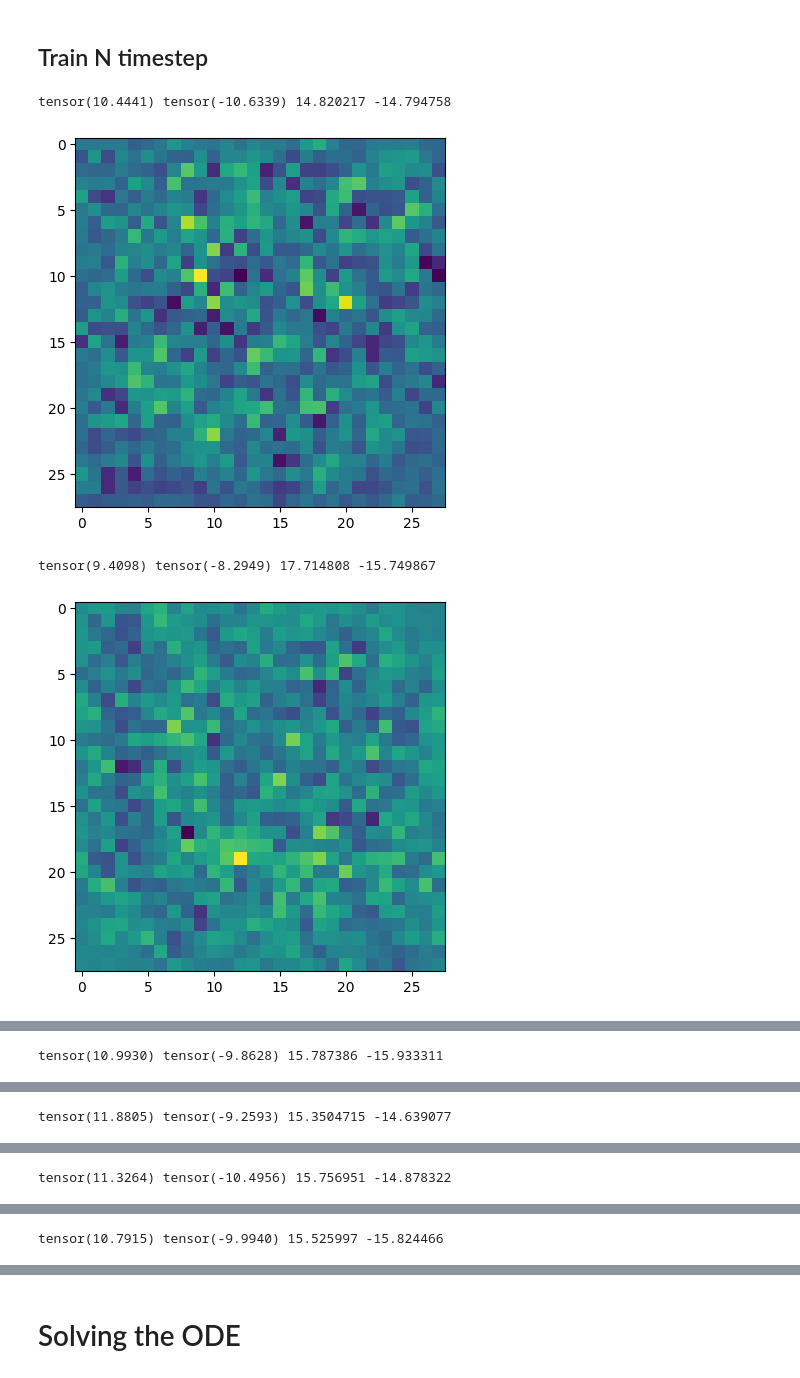
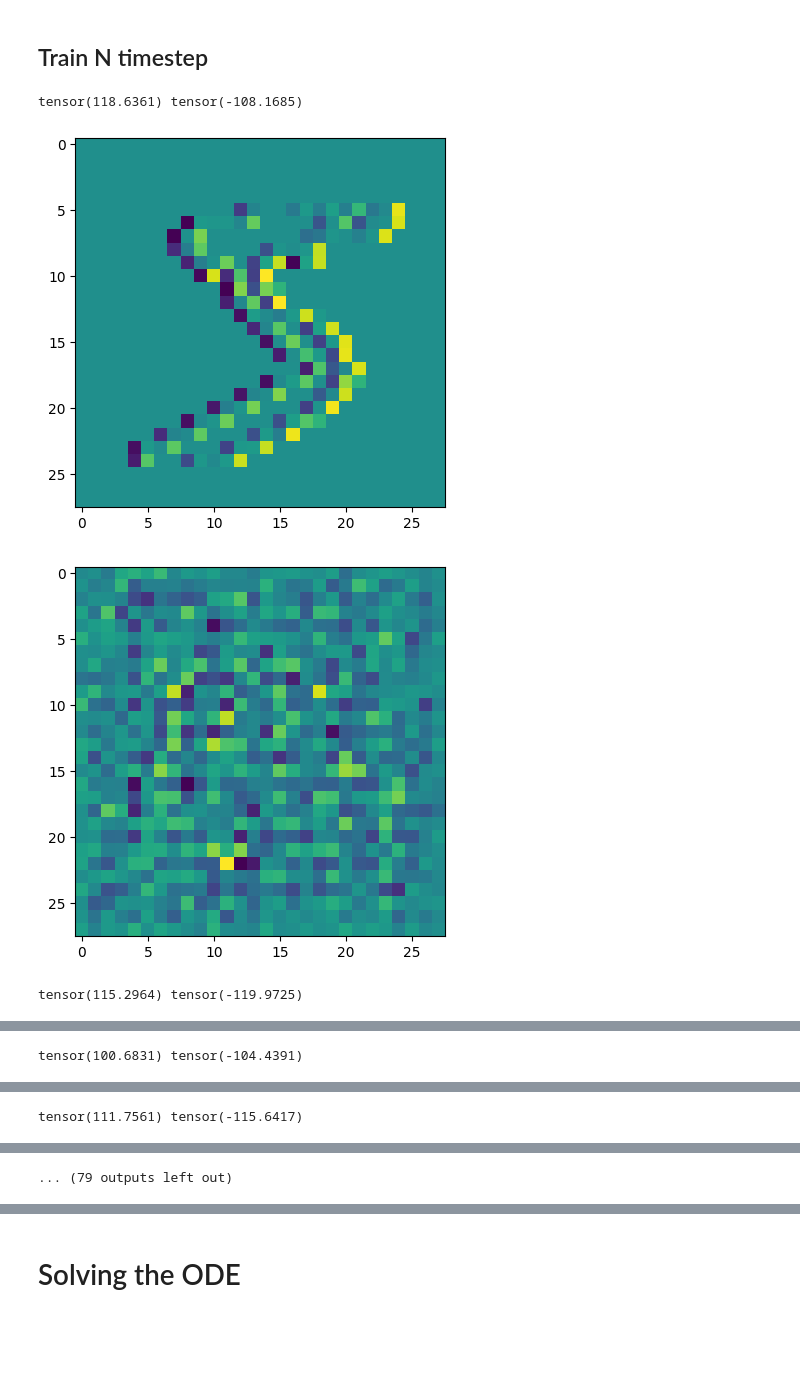
Before and after one commit to andrew-na-git/Score-Embedding-Fast-Diffusion, a Jupyter notebook: Efficient_Diffusion_Models_MG.ipynb, the cells around one changed output, grey strips where cells are left out. Cells and saved outputs as stored; diff of their text form; code cells hidden in the pictures; blank space fills up the shorter version.

```diff
--- a/Efficient_Diffusion_Models_MG.ipynb
+++ b/Efficient_Diffusion_Models_MG.ipynb
@@ -182,7 +185,7 @@ N_img = mnist.data.shape[0] //batch_size # for denoising, just use a constant
 N = 10
 H = mnist.data.shape[1]
 W = mnist.data.shape[2]
-epoch = 20
+epoch = 30
 eps = 1e-6
 
 dataset = mnist
@@ -204,9 +207,8 @@ del_m_c = np.zeros_like(m_c, dtype=np.float32)
 
 perturbed_x = torch.zeros_like(x)
 scores = np.zeros((N, H, W), dtype=np.float32)
-sigma_ = np.ones(N, dtype=np.float32)
 
-sigma = 2 # in our application sigma needs to be small
+sigma = 25 # in our application sigma needs to be small
 # %% [markdown]
 ## Define the network model
 # %%
@@ -239,9 +241,9 @@ class Dense(nn.Module):
 class Coarse(nn.Module):
   def __init__(self):
     super().__init__()
-    self.coarse = nn.Linear(int(H*W/4), H*W)
-  def forward(self, x, coarse=False):
-    return self.coarse(x).reshape((-1, 1, int(H), int(W)))
+    self.invcoarse = nn.ConvTranspose2d(1, 1, 2, stride=2, bias=True)
+  def forward(self, x):
+    return self.invcoarse(x).reshape((-1, 1, int(H), int(W)))
 
 class ScoreNet(nn.Module):
   """A time-dependent score-based model built upon U-Net architecture."""
@@ -292,7 +294,7 @@ class ScoreNet(nn.Module):
     # Obtain the Gaussian random feature embedding for t
     embed = self.act(self.embed(t))
     if coarse:
-      x = self.coarse(x.reshape((N,1,int(H*W/4))))
+      x = self.coarse(x)
 
     # Encoding path
     h1 = self.conv1(x)
@@ -334,7 +336,7 @@ class ScoreNet(nn.Module):
 # %%
 model_score = ScoreNet()
 loss_fn = torch.nn.MSELoss()
-optimizer = SGD(model_score.parameters(), lr=1e-2, momentum=0.9)
+optimizer = Adam(model_score.parameters(), lr=1e-3)
 mm_scaler = MinMaxScaler()
 model_score.train()
 
@@ -350,7 +352,7 @@ sigma_ = diffusion_coeff(torch.tensor(time_), sigma).detach().numpy()
 data = mnist.data[0]
 x[0] = torch.tensor(mm_scaler.fit_transform(data.ravel()[:, None]).astype(np.float32)).reshape((1, 1, H, W))
 kde = KernelDensity(kernel='gaussian').fit(data.ravel()[:, None])
-m[0] = kde.score_samples(data.ravel()[:, None]) / (2*sigma_[0]**2)
+m[0] = kde.score_samples(data.ravel()[:, None]) / 2
 del_m[0] = np.diff(m[0].ravel(), axis=0, prepend=m[0,0])
 
 for e in tqdm(range(epoch)):
@@ -369,10 +371,7 @@ for e in tqdm(range(epoch)):
   B_block[:H*W] = B
 
   # update m (pre-smoothing)
-  for i, t_ in enumerate(random_t, 1):
-    A = construct_A(dx, dy, t_ - time_[i-1], np.zeros((H, W)), sigma_[i], scores[i], H, W)
-    m[i] = gauss_seidel(A, B, m[i])
-
+  m[1:] = gauss_seidel(A_block, B_block, scores[1:].flatten()).reshape(((N-1), H*W))
   R = construct_R(int(H/2), int(H))
   P = construct_P(R)
   R_block = []
@@ -394,61 +393,60 @@ for e in tqdm(range(epoch)):
   err_c = solve_pde(A_c, r_c, mode='sparse')
   # interpolate to fine grid: err = P_c@err_c
   err = P_block@err_c
-
   # we apply fine grid-correction
   m[1:] = (m[1:].flatten() + err).reshape((N-1, H*W))
-  # update m (post-smoothing)
-  for i, t_ in enumerate(random_t, 1):
-    A = construct_A(dx, dy, t_ - time_[i-1], np.zeros((H, W)), sigma_[i], scores[i], H, W)
-    m[i] = gauss_seidel(A, B, m[i])
-  # m[1:] = solve_pde(A_block, B_block).reshape((N-1, H*W)) # uncomment for finite difference solution
+  # post smoothing
+  m[1:] = gauss_seidel(A_block, B_block, m[1:].flatten()).reshape(((N-1), H*W))
+  # we want to coarsen the score function to train on coarse data
   m_c[1:] = (R_block@m[1:].flatten()).reshape((-1, int(H*W/4)))
 
   # constructing the training data and labels
   for i, t_ in enumerate(random_t, 1):
-    del_m[i] = np.diff(m[i].ravel(), axis=0, prepend=m[i, 0]) #/ (2*sigma_[i]**2)
+    del_m[i] = np.diff(m[i].ravel(), axis=0, prepend=m[i, 0])
 
   x = torch.tensor(mm_scaler.fit_transform(np.exp(-m).ravel()[:, None])).reshape((N, 1, H, W))
   perturbed_x = x + torch.randn_like(x) * torch.sqrt(2 * torch.tensor(sigma_)**2)[:, None, None, None]
-  print(perturbed_x.max(), perturbed_x.min(), del_m.max(), del_m.min())
+  print(perturbed_x.max(), perturbed_x.min())
+
   train_x_data = perturbed_x
   train_y_data = torch.tensor(del_m.astype(np.float32)).reshape((N, 1, H, W))
 
   # plt.imshow(train_x_data[-1].detach().numpy().reshape((H, W)))
   # plt.show()
 
-  # plt.imshow(train_y_data[-1].reshape((H, W)))
-  # plt.show()
+  plt.imshow(train_y_data[-1].reshape((H, W)))
+  plt.show()
 
+  # generate coarse dataset
   x_c = torch.tensor(mm_scaler.fit_transform(np.exp(-m_c).ravel()[:, None])).reshape((N, 1, int(H/2), int(W/2)))
   perturbed_xc = x_c + torch.randn_like(x_c) * torch.sqrt(2 * torch.tensor(sigma_)**2)[:, None, None, None]
   train_xc_data = perturbed_xc
 
   yc_pred = model_score(train_xc_data, torch.tensor(time_), coarse=True)
   lm = (2*torch.tensor(sigma_)**2)[:, None, None, None]
-  loss = loss_fn(yc_pred / lm, train_y_data)
+  loss = loss_fn(yc_pred/lm, train_y_data)
   optimizer.zero_grad()
   loss.backward()
   optimizer.step()
   losses = loss.item()
 
   y_pred = model_score(train_x_data, torch.tensor(time_))
   lm = (2*torch.tensor(sigma_)**2)[:, None, None, None]
-  loss = loss_fn(y_pred / lm, train_y_data)
+  loss = loss_fn(y_pred/lm, train_y_data)
   optimizer.zero_grad()
   loss.backward()
   optimizer.step()
   losses = loss.item()
 
-  scores = (y_pred / lm).clone().detach().numpy().reshape((N, H, W)) # we normalize before fedding back into PDE
+  scores = (y_pred/lm).clone().detach().numpy().reshape((N, H, W)) # we normalize before fedding back into PDE
 
   plt.imshow(scores[0].reshape((H, W))) # so we can see that the score should look something like this after training
   plt.show()
 
 torch.save(model_score.state_dict(), 'ckpt.pth')
 print(f"\nmodel has been saved")
 # %% [output]
-tensor(10.4441) tensor(-10.6339) 14.820217 -14.794758
+tensor(118.6361) tensor(-108.1685)
-[figure, old version]
+[figure, new version]
+[figure, new version]
-tensor(9.4098) tensor(-8.2949) 17.714808 -15.749867
+tensor(115.2964) tensor(-119.9725)
-[figure, old version]
@@ -455 +455 @@ tensor(9.4098) tensor(-8.2949) 17.714808 -15.749867
-tensor(10.9930) tensor(-9.8628) 15.787386 -15.933311
+tensor(100.6831) tensor(-104.4391)
@@ -457 +458 @@ tensor(10.9930) tensor(-9.8628) 15.787386 -15.933311
-tensor(11.8805) tensor(-9.2593) 15.3504715 -14.639077
+tensor(111.7561) tensor(-115.6417)
@@ -459 +461 @@ tensor(11.8805) tensor(-9.2593) 15.3504715 -14.639077
-tensor(11.3264) tensor(-10.4956) 15.756951 -14.878322
+... (79 outputs left out)
@@ -461 +461,0 @@ tensor(11.3264) tensor(-10.4956) 15.756951 -14.878322
-tensor(10.7915) tensor(-9.9940) 15.525997 -15.824466
```
Also changed, not shown: parts of 4 cells of this notebook.
